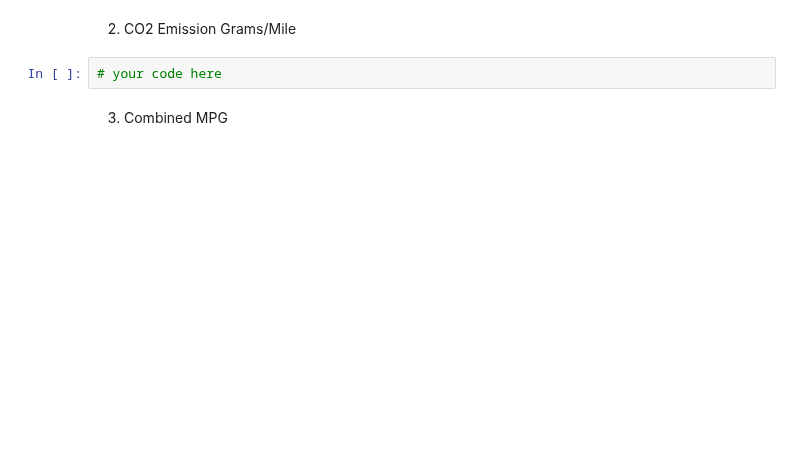
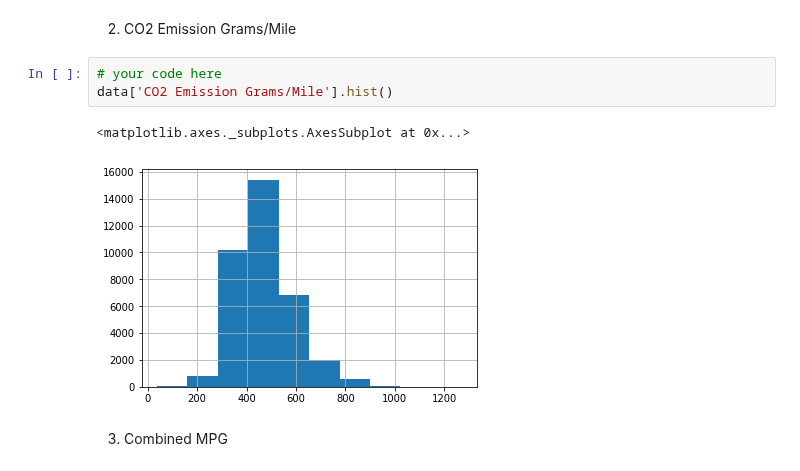
Before and after one commit to ironhack-labs/data-labs, a Jupyter notebook: module-2/lab-continuous-probability-distribution/your-code/main.ipynb, the cells around one changed output. Drawn from its saved outputs; the diff is of its cells as text; blank space fills up the shorter version.

```diff
--- a/module-2/lab-continuous-probability-distribution/your-code/main.ipynb
+++ b/module-2/lab-continuous-probability-distribution/your-code/main.ipynb
@@ -80,6 +118,10 @@ Then plot the histograms for the following variables:
 2. CO2 Emission Grams/Mile
 # %%
 # your code here
+data['CO2 Emission Grams/Mile'].hist()
+# %% [output]
+<matplotlib.axes._subplots.AxesSubplot at 0x...>
+[figure, added]
 # %% [markdown]
 3. Combined MPG
 # %%
```
Also changed, not shown: parts of 12 cells of this notebook.
